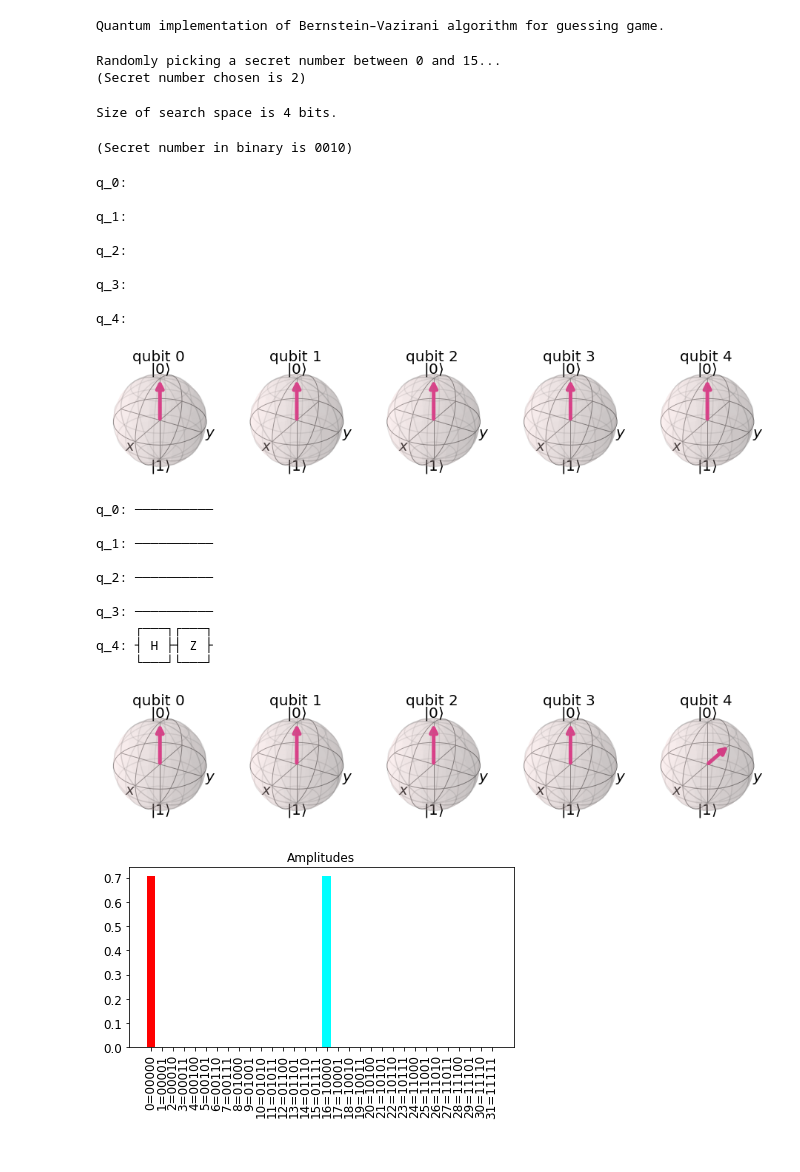
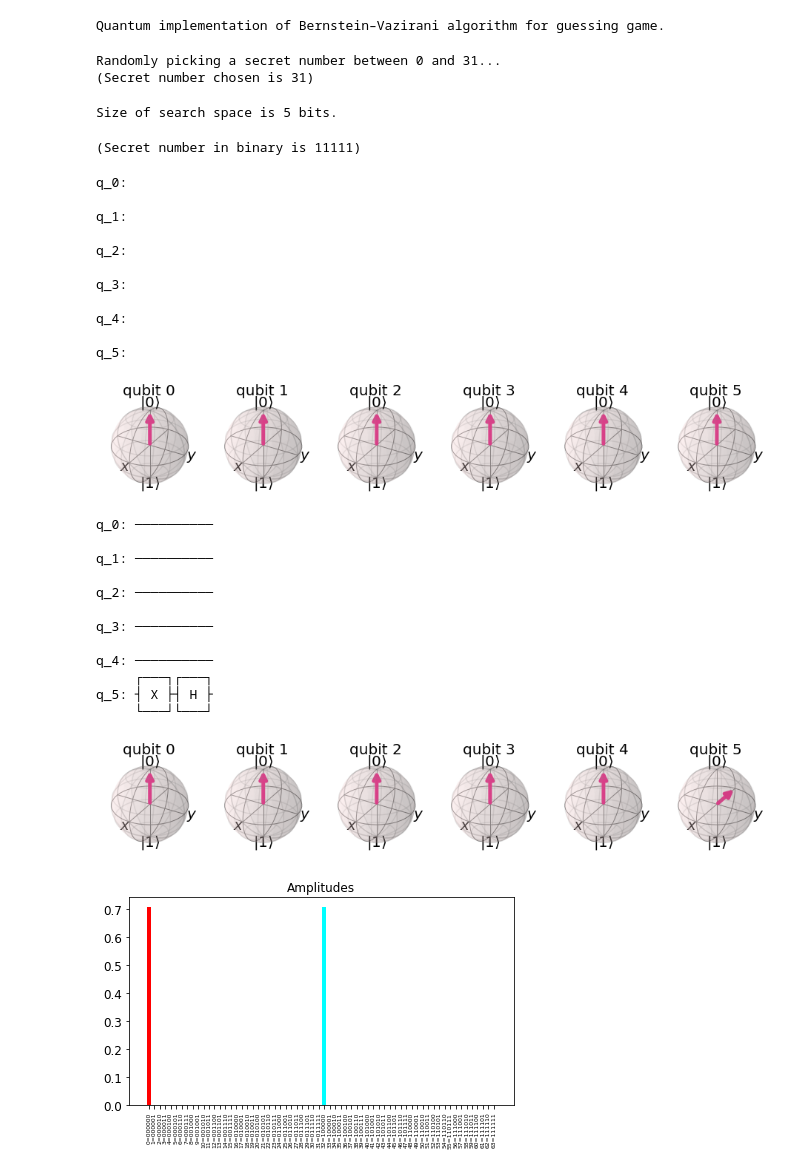
Before and after one commit to dmtrinh/quantum-classical-simple-search, a Jupyter notebook: quantum_bernstein_vazirani2.ipynb, the cells around one changed output. Drawn from its saved outputs; the diff is of its cells as text; code cells hidden in the pictures.

```diff
--- a/quantum_bernstein_vazirani2.ipynb
+++ b/quantum_bernstein_vazirani2.ipynb
@@ -17,7 +17,7 @@ sys.path.append('../quantum-computing/python/src')
 import state_preparation_util as spu
 # %%
 MIN_NUM = 0
-MAX_NUM = 15
+MAX_NUM = 31
 
 print("Quantum implementation of Bernstein–Vazirani algorithm for guessing game.")
 # %% [output]
@@ -29,21 +29,21 @@ secret = random.randint(MIN_NUM, MAX_NUM)
 
 print("(Secret number chosen is %d)" %(secret))
 # %% [output]
-Randomly picking a secret number between 0 and 15...
-(Secret number chosen is 2)
+Randomly picking a secret number between 0 and 31...
+(Secret number chosen is 31)
 # %%
 secret_as_binary = format(secret, "b")
 search_space_size = MAX_NUM.bit_length()
 print("Size of search space is %d bits." %(search_space_size))
 # %% [output]
-Size of search space is 4 bits.
+Size of search space is 5 bits.
 # %%
 # Pad secret with leading 0 as needed to ensure it has the same number of bit indices as the search space
 delta = search_space_size - len(secret_as_binary)
 secret_as_binary = ("0" * delta) + secret_as_binary
 print("(Secret number in binary is %s)" %(secret_as_binary))
 # %% [output]
-(Secret number in binary is 0010)
+(Secret number in binary is 11111)
 # %%
 # We need a circuit with n qubits, plus one auxiliary qubit
 bv_circuit = QuantumCircuit(search_space_size+1)
@@ -61,33 +61,40 @@ q_2:
 q_3:
 
 q_4:
+
+q_5:
-[figure, old version]
+[figure, new version]
 # %%
 # put auxiliary in state |->
+# bv_circuit.h(search_space_size)
+# bv_circuit.z(search_space_size)
+
+bv_circuit.x(search_space_size)
 bv_circuit.h(search_space_size)
-bv_circuit.z(search_space_size)
 print(bv_circuit)
 
 s = spu.run(bv_circuit)
 plot_bloch_multivector(s)
 # %% [output]
 q_0: ──────────
 
 q_1: ──────────
 
 q_2: ──────────
 
 q_3: ──────────
+
+q_4: ──────────
      ┌───┐┌───┐
-q_4: ┤ H ├┤ Z ├
+q_5: ┤ X ├┤ H ├
      └───┘└───┘
-[figure, old version]
+[figure, new version]
 # %%
 # Plot amplitudes
 a = spu.state_to_ampls_dict(s)
 spu.plot_bars(a, 'Amplitudes', '', '')
 # %% [output]
-[figure, old version]
+[figure, new version]
 # %%
 # Apply Hadamard gates before querying the oracle
 for i in range(search_space_size):
```
Also changed, not shown: parts of 10 cells of this notebook.
